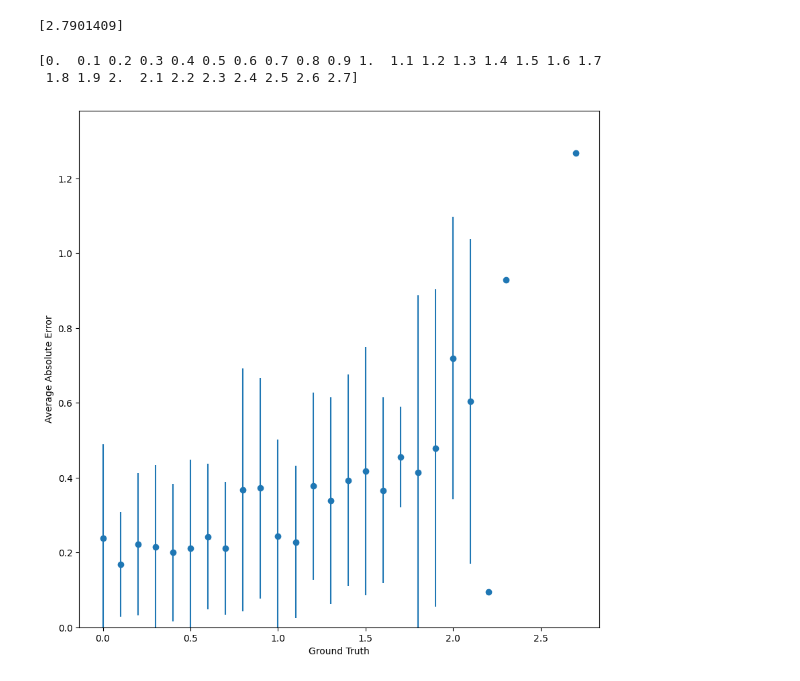
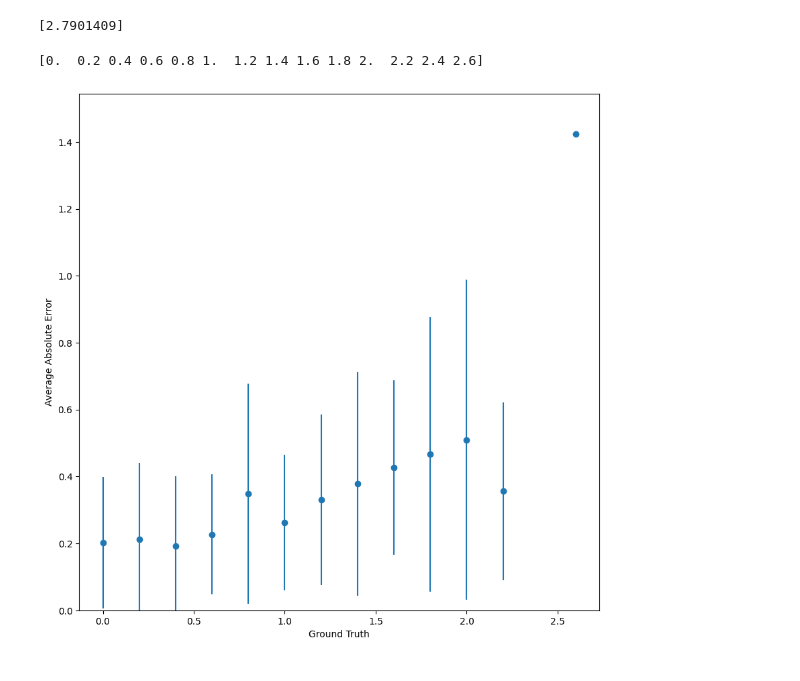
Before and after one commit to rclupoiu/neural-mesh-transformers, a Jupyter notebook: models/trained_model_viz.ipynb, the cells around one changed output. Drawn from its saved outputs; the diff is of its cells as text; code cells hidden in the pictures.

```diff
--- a/models/trained_model_viz.ipynb
+++ b/models/trained_model_viz.ipynb
@@ -231,34 +231,33 @@ plt.figure(figsize=(10, 10))
 def average_error(gt_labels, pred_labels, window_size=0.2):
     # Compute the absolute error
     abs_error = np.abs(gt_labels - pred_labels)
 
     # Compute the average absolute error for each ground truth value
     gt_values = np.arange(0, max(gt_labels), window_size)
     print(gt_values)
     avg_abs_error = []
     std_abs_error = []
     for gt_value in gt_values:
         # Select the absolute error for trials with ground truth values in the current window
         error_in_window = abs_error[(gt_labels >= gt_value) & (gt_labels < gt_value + window_size)]
         # Compute the average absolute error and standard deviation
         if(len(error_in_window) != 0):
             avg_abs_error.append(np.mean(error_in_window))
             std_abs_error.append(np.std(error_in_window))
         else:
             avg_abs_error.append(-1)
             std_abs_error.append(0)
 
     return gt_values, avg_abs_error, std_abs_error
 
-plt.errorbar(*average_error(gt_labels, pred_labels, window_size=0.1), fmt='o')
+plt.errorbar(*average_error(gt_labels, pred_labels, window_size=0.2), fmt='o')
 plt.xlabel('Ground Truth')
 plt.ylabel('Average Absolute Error')
 
 #Set lower bound on y axis
 plt.ylim(bottom=0)
 
 plt.show()
 # %% [output]
-[0.  0.1 0.2 0.3 0.4 0.5 0.6 0.7 0.8 0.9 1.  1.1 1.2 1.3 1.4 1.5 1.6 1.7
- 1.8 1.9 2.  2.1 2.2 2.3 2.4 2.5 2.6 2.7]
+[0.  0.2 0.4 0.6 0.8 1.  1.2 1.4 1.6 1.8 2.  2.2 2.4 2.6]
-[figure, old version]
+[figure, new version]
```
Also changed, not shown: parts of 4 cells of this notebook.
